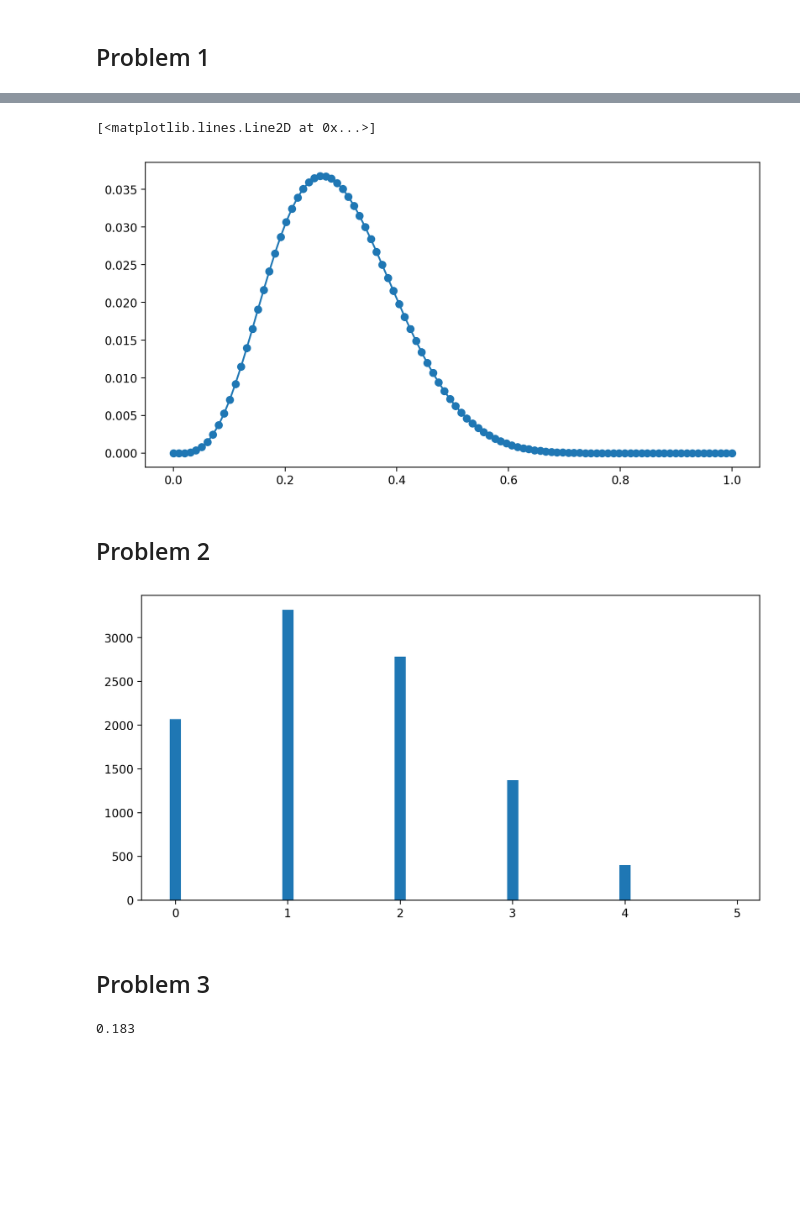
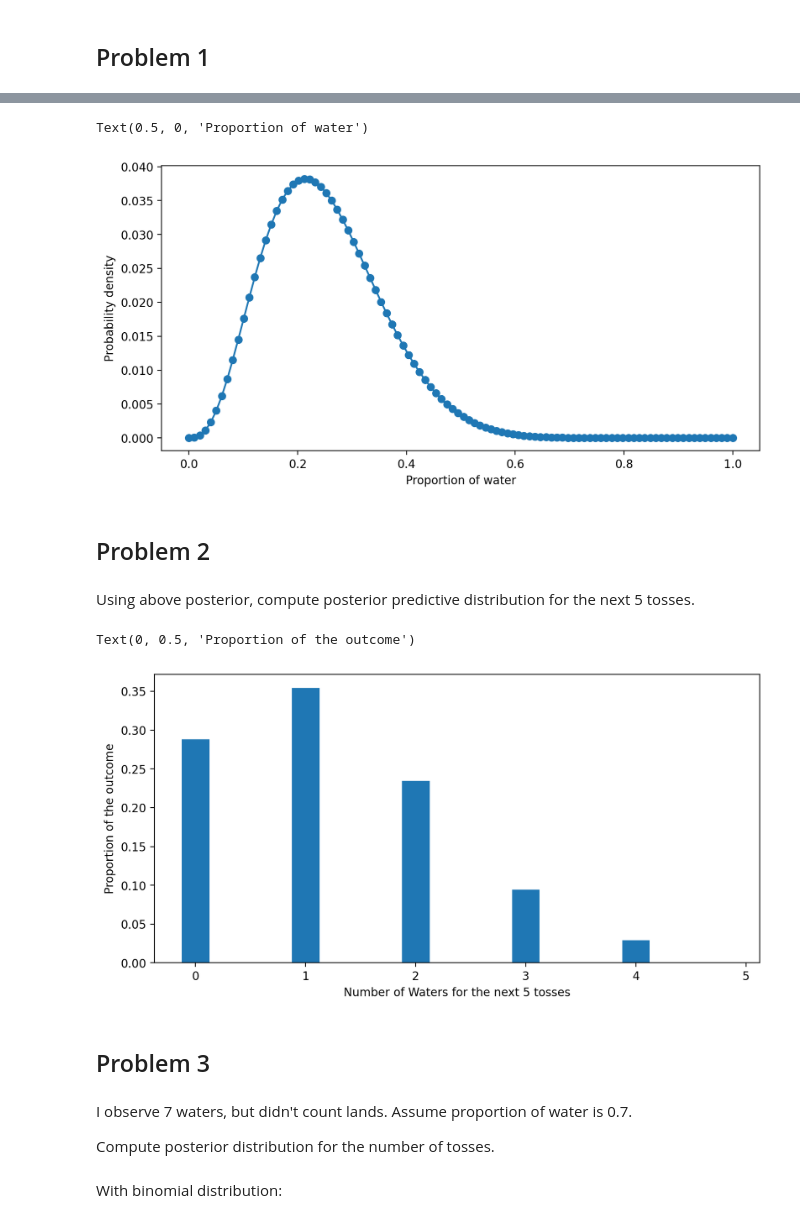
Before and after one commit to mxposed/2024-stat-rethinking, a Jupyter notebook: 01_week1.ipynb, the cells around one changed output, grey strips where cells are left out. Cells and saved outputs as stored; diff of their text form; code cells hidden in the pictures; blank space fills up the shorter version.

```diff
--- a/01_week1.ipynb
+++ b/01_week1.ipynb
@@ -22,5 +22,5 @@ for now
 # %%
-N, W = 15, 4
+N, W = 14, 3
 # %%
 grid = np.linspace(0, 1, 100)
 # %%
@@ -36,24 +36,31 @@ posterior = posterior / posterior.sum()
 # %%
 fig, ax = plt.subplots(figsize=(8, 4))
 ax.plot(grid, posterior, 'o-')
+ax.set_ylabel('Probability density')
+ax.set_xlabel('Proportion of water')
 # %% [output]
-[<matplotlib.lines.Line2D at 0x...>]
+Text(0.5, 0, 'Proportion of water')
-[figure, old version]
+[figure, new version]
 # %% [markdown]
 ## Problem 2
+# %% [markdown]
+Using above posterior, compute posterior predictive distribution for the next 5 tosses.
 # %%
 samples = np.random.choice(grid, size=int(1e4), replace=True, p=posterior)
 # %%
 post_predictive = scipy.stats.binom.rvs(n=5, p=samples)
 # %%
 fig, ax = plt.subplots(figsize=(8, 4))
-bar_width = 0.1
-plt.hist(post_predictive, bins=np.arange(0, 6) - bar_width / 2, width=bar_width);
+bar_width = 0.25
+plt.hist(post_predictive, bins=np.arange(0, 6) - bar_width / 2, width=bar_width, density=True);
+ax.set_xlabel('Number of Waters for the next 5 tosses')
+ax.set_ylabel('Proportion of the outcome')
 # %% [output]
+Text(0, 0.5, 'Proportion of the outcome')
-[figure, old version]
+[figure, new version]
 # %% [markdown]
 ## Problem 3
-# %%
-(post_predictive >= 3).sum() / post_predictive.size
-# %% [output]
-0.183
+# %% [markdown]
+I observe 7 waters, but didn't count lands. Assume proportion of water is 0.7.
+
+Compute posterior distribution for the number of tosses.
@@ -59,0 +69,2 @@ plt.hist(post_predictive, bins=np.arange(0, 6) - bar_width / 2, width=bar_width)
+# %% [markdown]
+With binomial distribution:
```
Also changed, not shown: parts of 6 cells of this notebook.
